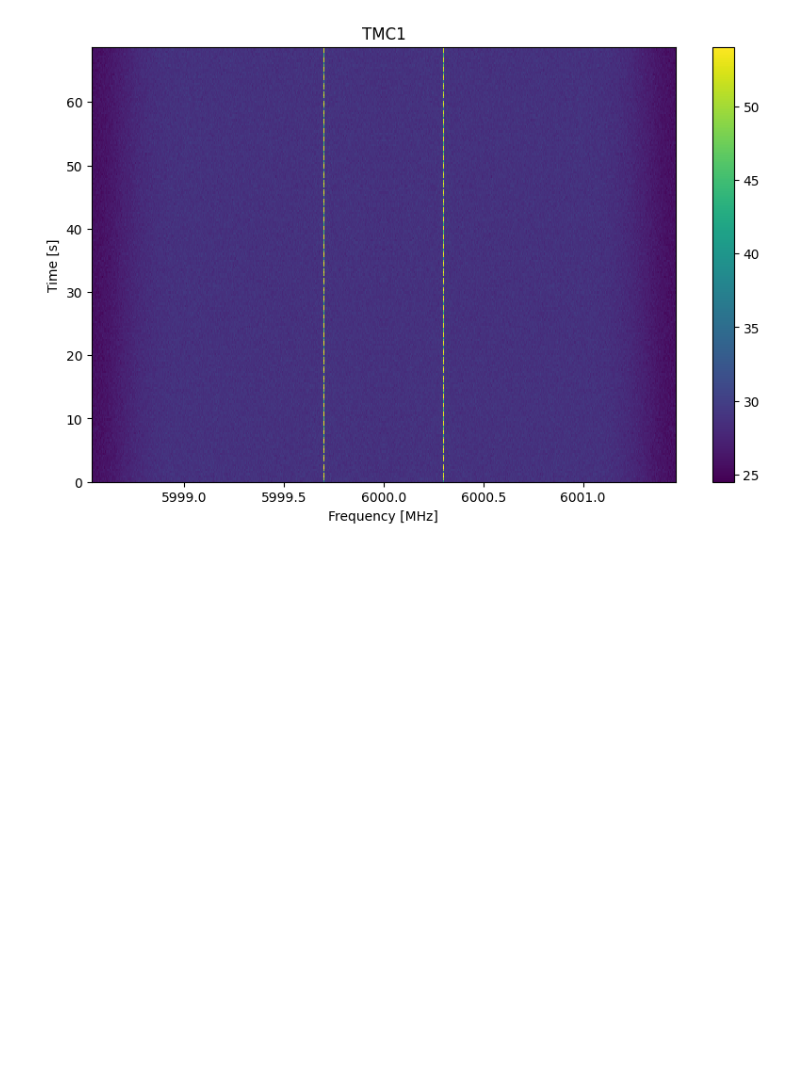
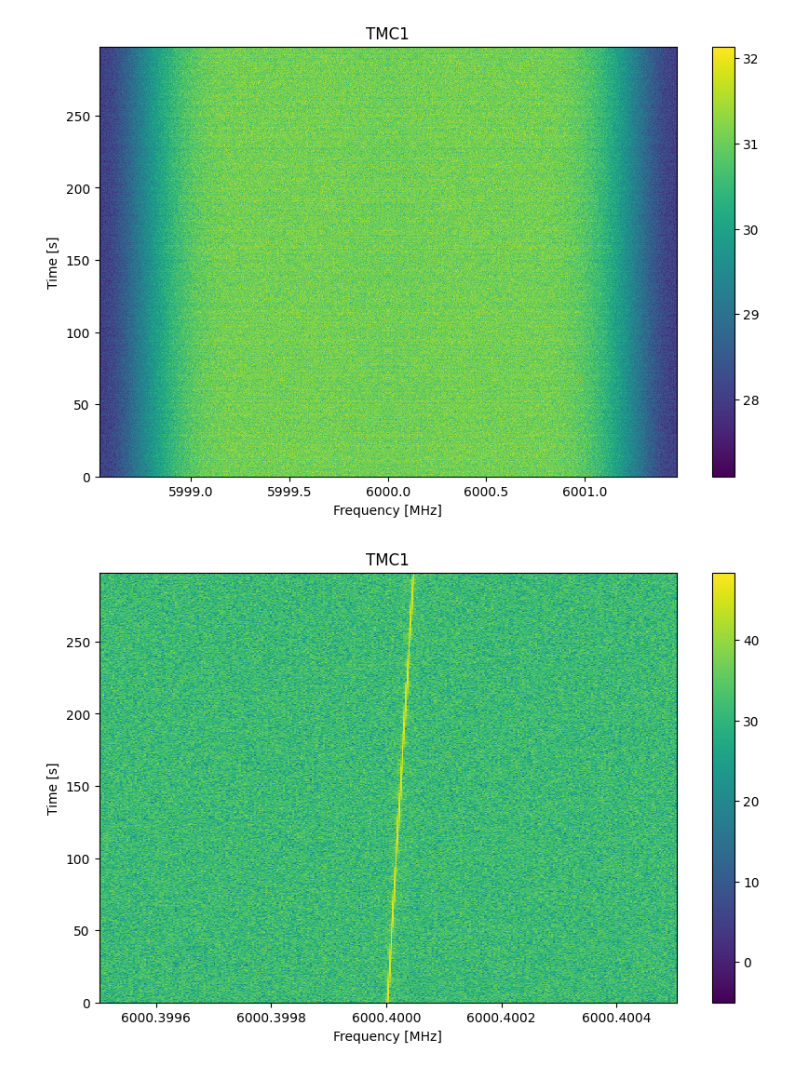
Before and after one commit to n-west/bliss-benchmark, a Jupyter notebook: view_bllimpy.ipynb, the cells around one changed output. Cells and saved outputs as stored; diff of their text form; code cells hidden in the pictures; blank space fills up the shorter version.

```diff
--- a/view_bllimpy.ipynb
+++ b/view_bllimpy.ipynb
@@ -3,11 +3,21 @@ import blimpy as bl
 import matplotlib.pyplot as plt
 # %%
 %matplotlib inline
-# %%
-wf = bl.Waterfall('test_v_std0.001_pols1.rawspec.0000.h5')
-
-plt.figure(figsize=(10, 6))
-wf.plot_waterfall()
-plt.show()
-# %% [output]
-[figure, removed]
+# %%
+# wf = bl.Waterfall('doppler_smear_test_gpu_offset_1000.rawspec.0000.h5')
+wf = bl.Waterfall('doppler_smear_test_gpu_offset_1000_injected_f=6000400000.0.rawspec.0000.h5')
+
+plt.figure(figsize=(10, 6))
+wf.plot_waterfall()
+plt.show()
+
+plt.figure(figsize=(10, 6))
+wf.plot_waterfall(f_start=6000.3995, f_stop=6000.4005)
+plt.show()
+
+plt.figure(figsize=(10, 6))
+wf.plot_waterfall(f_start=6000 - 0.4005, f_stop=6000 - 0.3995)
+plt.show()
+# %% [output]
+[figure, added]
+[figure, added]
```
Also changed, not shown: parts of 5 cells of this notebook, 2 other files.
